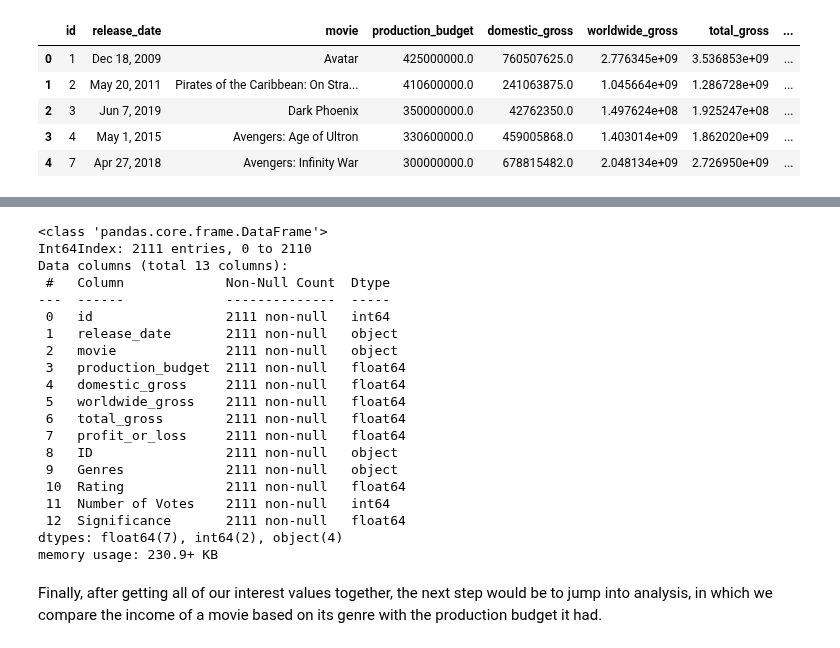
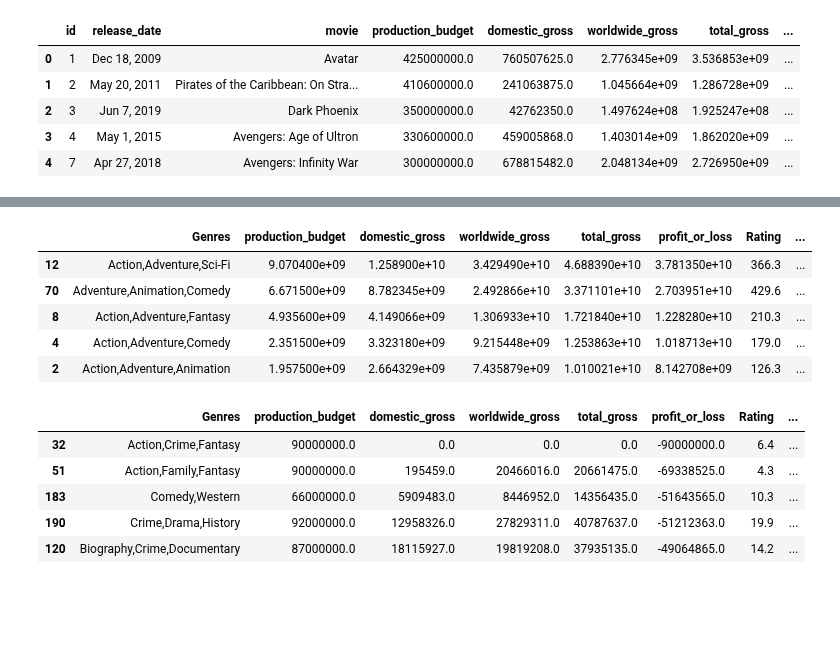
Before and after one commit to QuinnGrigsby/Capstone_Git-ing_it_done_MovieInformation, a Jupyter notebook: Data Understanding.ipynb, the cells around one changed output, grey strips where cells are left out. Cells and saved outputs as stored; diff of their text form; code cells hidden in the pictures; blank space fills up the shorter version.

```diff
--- a/Data Understanding.ipynb
+++ b/Data Understanding.ipynb
@@ -366,25 +426,0 @@ gross_and_rating.head()
-# %%
-gross_and_rating.info()
-# %% [output]
-<class 'pandas.core.frame.DataFrame'>
-Int64Index: 2111 entries, 0 to 2110
-Data columns (total 13 columns):
- #   Column             Non-Null Count  Dtype
----  ------             --------------  -----
- 0   id                 2111 non-null   int64
- 1   release_date       2111 non-null   object
- 2   movie              2111 non-null   object
- 3   production_budget  2111 non-null   float64
- 4   domestic_gross     2111 non-null   float64
- 5   worldwide_gross    2111 non-null   float64
- 6   total_gross        2111 non-null   float64
- 7   profit_or_loss     2111 non-null   float64
- 8   ID                 2111 non-null   object
- 9   Genres             2111 non-null   object
- 10  Rating             2111 non-null   float64
- 11  Number of Votes    2111 non-null   int64
- 12  Significance       2111 non-null   float64
-dtypes: float64(7), int64(2), object(4)
-memory usage: 230.9+ KB
-# %% [markdown]
-Finally, after getting all of our interest values together, the next step would be to jump into analysis, in which we compare the income of a movie based on its genre with the production budget it had.
@@ -390,0 +434,18 @@ Finally, after getting all of our interest values together, the next step would
+# %%
+genre_gross_top.head()
+# %% [output]
+|  | Genres | production_budget | domestic_gross | worldwide_gross | total_gross | profit_or_loss | Rating | ... |
+| 12 | Action,Adventure,Sci-Fi | 9.070400e+09 | 1.258900e+10 | 3.429490e+10 | 4.688390e+10 | 3.781350e+10 | 366.3 | ... |
+| 70 | Adventure,Animation,Comedy | 6.671500e+09 | 8.782345e+09 | 2.492866e+10 | 3.371101e+10 | 2.703951e+10 | 429.6 | ... |
+| 8 | Action,Adventure,Fantasy | 4.935600e+09 | 4.149066e+09 | 1.306933e+10 | 1.721840e+10 | 1.228280e+10 | 210.3 | ... |
+| 4 | Action,Adventure,Comedy | 2.351500e+09 | 3.323180e+09 | 9.215448e+09 | 1.253863e+10 | 1.018713e+10 | 179.0 | ... |
+| 2 | Action,Adventure,Animation | 1.957500e+09 | 2.664329e+09 | 7.435879e+09 | 1.010021e+10 | 8.142708e+09 | 126.3 | ... |
+# %%
+genre_gross_bottom.head()
+# %% [output]
+|  | Genres | production_budget | domestic_gross | worldwide_gross | total_gross | profit_or_loss | Rating | ... |
+| 32 | Action,Crime,Fantasy | 90000000.0 | 0.0 | 0.0 | 0.0 | -90000000.0 | 6.4 | ... |
+| 51 | Action,Family,Fantasy | 90000000.0 | 195459.0 | 20466016.0 | 20661475.0 | -69338525.0 | 4.3 | ... |
+| 183 | Comedy,Western | 66000000.0 | 5909483.0 | 8446952.0 | 14356435.0 | -51643565.0 | 10.3 | ... |
+| 190 | Crime,Drama,History | 92000000.0 | 12958326.0 | 27829311.0 | 40787637.0 | -51212363.0 | 19.9 | ... |
+| 120 | Biography,Crime,Documentary | 87000000.0 | 18115927.0 | 19819208.0 | 37935135.0 | -49064865.0 | 14.2 | ... |
```
Also changed, not shown: parts of 16 cells of this notebook.
